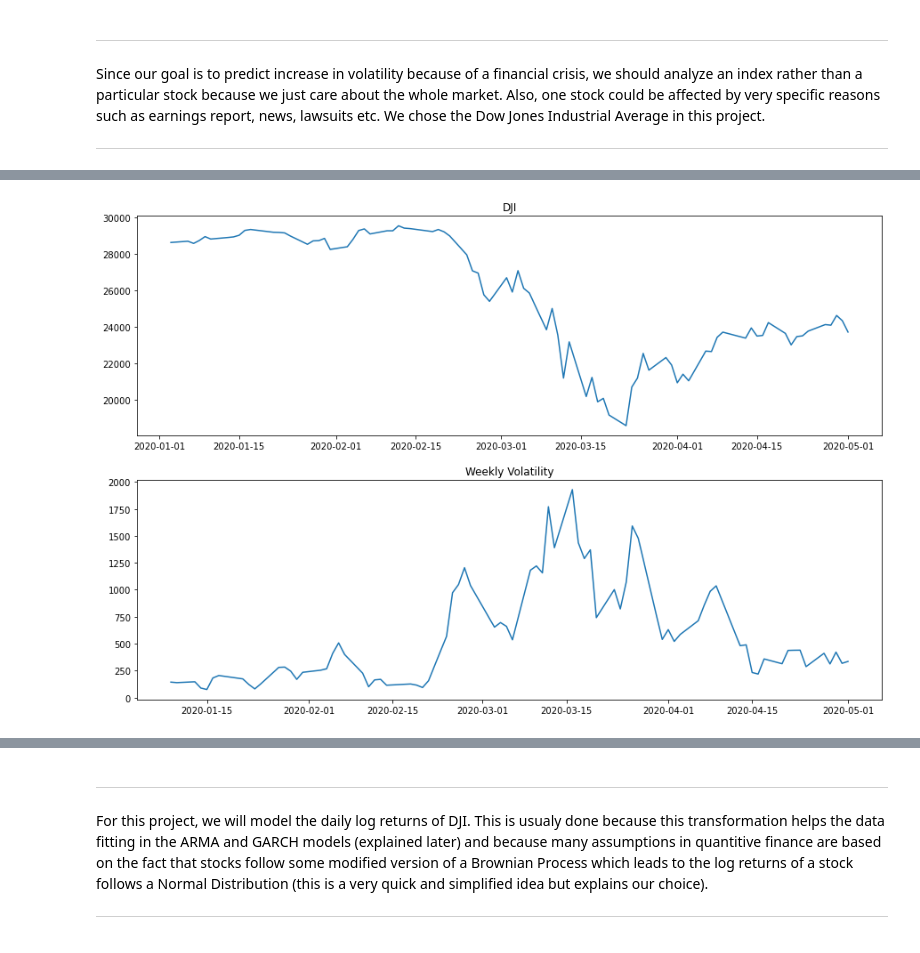
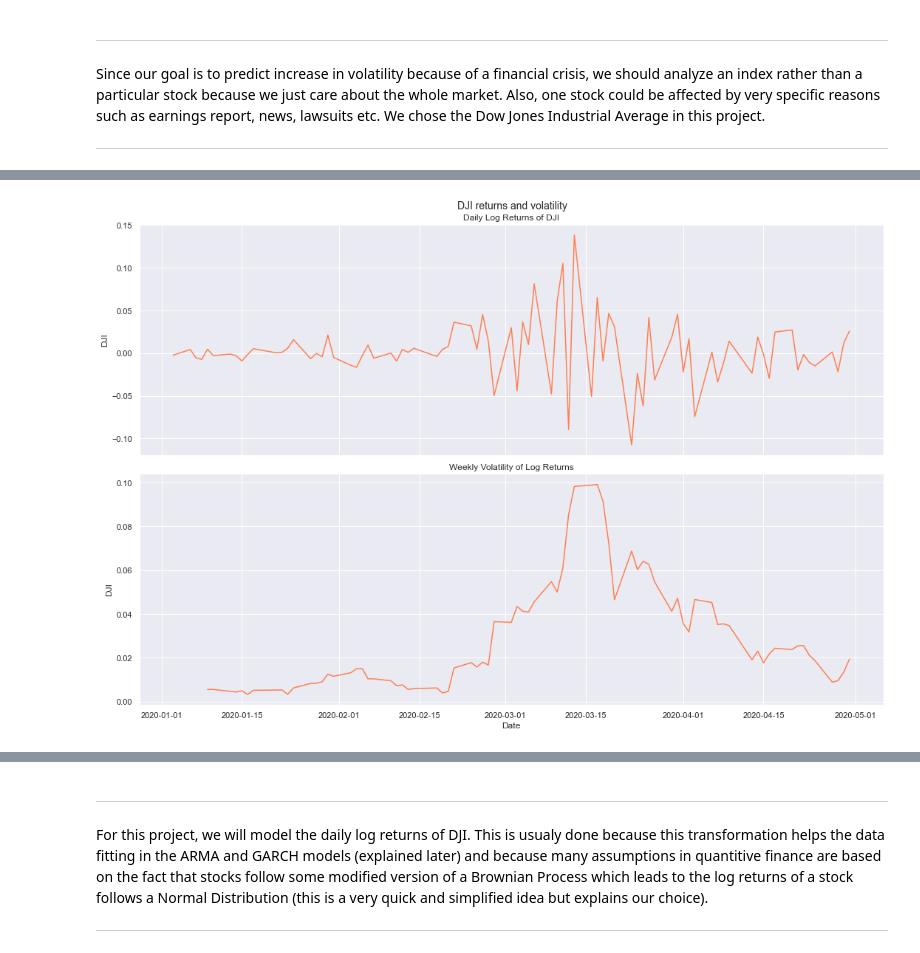
Before and after one commit to epfl-ada/ada-2020-project-milestone-p3-p3_adanas, a Jupyter notebook: creative_extension.ipynb, the cells around one changed output, grey strips where cells are left out. Saved outputs shown, nothing was run; the diff lists cells and outputs as text; code cells hidden in the pictures.

```diff
--- a/creative_extension.ipynb
+++ b/creative_extension.ipynb
@@ -78,6 +86,7 @@ std = daily_std * 252 ** 0.5
 
 # Computing an estimate of weekly volatility for log returns
 weekly_volatility = daily_returns.rolling(5).std()
+weekly_volatility = weekly_volatility.set_index(stocks['Date']).dropna()
 # %% [markdown]
 ---
 Since our goal is to predict increase in volatility because of a financial crisis, we should analyze an index rather than a particular stock because we just care about the whole market. Also, one stock could be affected by very specific reasons such as earnings report, news, lawsuits etc. We chose the Dow Jones Industrial Average in this project.
@@ -110,15 +111,19 @@ plt.show()
-# %%
-# Computing weekly volatility for the stocks
-stocks_weekly_volatility = stocks.rolling(5).std()
-
-fig, ax = plt.subplots(2,1, figsize=(15,10))
-
-ax[0].set_title(ticker)
-ax[0].plot(stocks['Date'], stocks[ticker])
-
-ax[1].set_title('Weekly Volatility')
-ax[1].plot(stocks['Date'], stocks_weekly_volatility[ticker])
-
-plt.show()
-# %% [output]
-[figure, removed]
+# %%
+fig, ax = plt.subplots(2,1, figsize=(15,10),sharex=True)
+
+plt.figtext(0.525, 1, ticker+" returns and volatility",fontsize=14, ha='center', va='center')
+
+# Plot the log returns of the index
+ax[0] =  sns.lineplot(x="Date", y=ticker,
+             data=daily_returns, color='coral', ax=ax[0])
+ax[0].set_title('Daily Log Returns of ' + ticker)
+
+# Plot the weeekly volatility returns of the index
+ax[1] =  sns.lineplot(x="Date", y=ticker,
+             data=weekly_volatility, color='coral', ax=ax[1])
+ax[1].set_title('Weekly Volatility of Log Returns')
+plt.tight_layout()
+plt.savefig("Daily_log_ret+volatility.png")
+plt.show()
+# %% [output]
+[figure, added]
```
Also changed, not shown: parts of 29 cells of this notebook, 9 other files.
